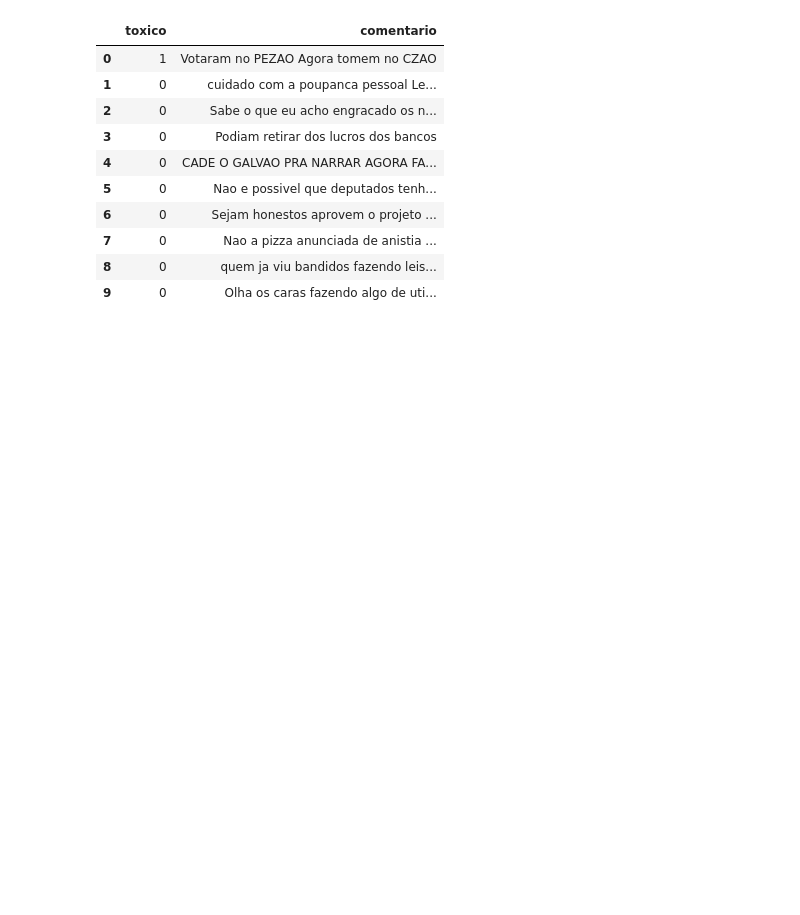
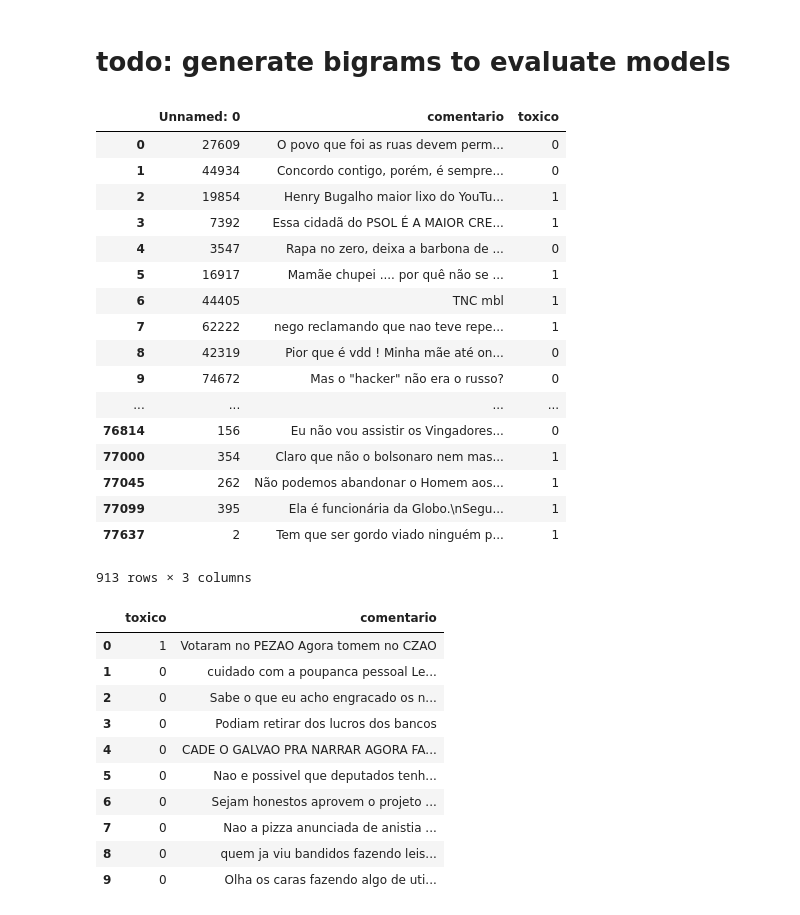
Before and after one commit to JAugusto97/abusive_language_classification, a Jupyter notebook: globoesporte.ipynb, the cells around one changed output. Cells and saved outputs as stored; diff of their text form; code cells hidden in the pictures; blank space fills up the shorter version.

Commit message:
updating generate dataset and globoesporte

```diff
--- a/globoesporte.ipynb
+++ b/globoesporte.ipynb
@@ -1,3 +1,5 @@
+# %% [markdown]
+# todo: generate bigrams to evaluate models
 # %%
 import arff
 import gensim
@@ -16,6 +20,31 @@ from sklearn.ensemble import RandomForestClassifier
 
 from warnings import filterwarnings
 filterwarnings(action='ignore')
+# %%
+data = pd.read_excel('data/youtube_text.xlsx')
+# %%
+data = data.dropna()
+# %%
+data
+# %% [output]
+|  | Unnamed: 0 | comentario | toxico |
+| 0 | 27609 | O povo que foi as ruas devem perm... | 0 |
+| 1 | 44934 | Concordo contigo, porém, é sempre... | 0 |
+| 2 | 19854 | Henry Bugalho maior lixo do YouTu... | 1 |
+| 3 | 7392 | Essa cidadã do PSOL É A MAIOR CRE... | 1 |
+| 4 | 3547 | Rapa no zero, deixa a barbona de ... | 0 |
+| 5 | 16917 | Mamãe chupei .... por quê não se ... | 1 |
+| 6 | 44405 | TNC mbl | 1 |
+| 7 | 62222 | nego reclamando que nao teve repe... | 1 |
+| 8 | 42319 | Pior que é vdd ! Minha mãe até on... | 0 |
+| 9 | 74672 | Mas o "hacker" não era o russo? | 0 |
+| ... | ... | ... | ... |
+| 76814 | 156 | Eu não vou assistir os Vingadores... | 0 |
+| 77000 | 354 | Claro que não o bolsonaro nem mas... | 1 |
+| 77045 | 262 | Não podemos abandonar o Homem aos... | 1 |
+| 77099 | 395 | Ela é funcionária da Globo.\nSegu... | 1 |
+| 77637 | 2 | Tem que ser gordo viado ninguém p... | 1 |
+913 rows × 3 columns
 # %%
 with open("data/corpus/OffComBR/OffComBR3.arff") as f:
     dataDictionary = arff.load(f)
```
Also changed, not shown: parts of 49 cells of this notebook, 1 other file.
